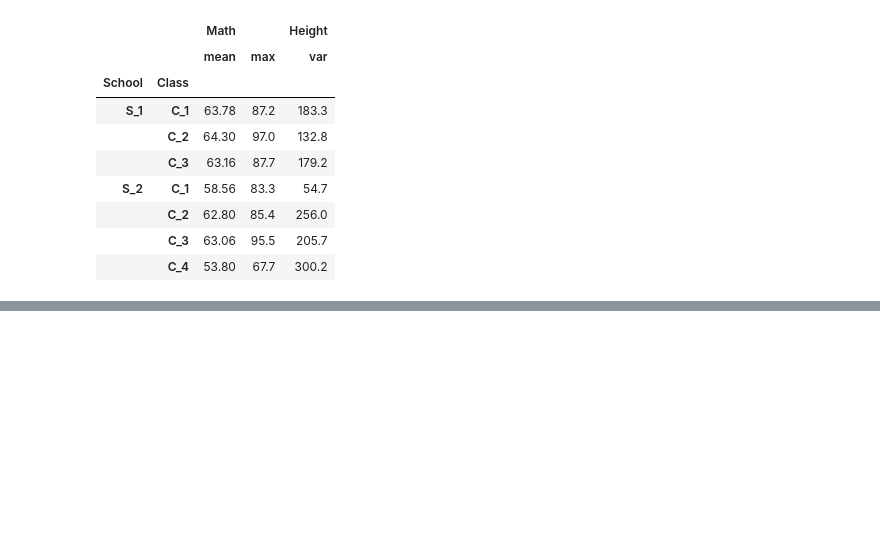
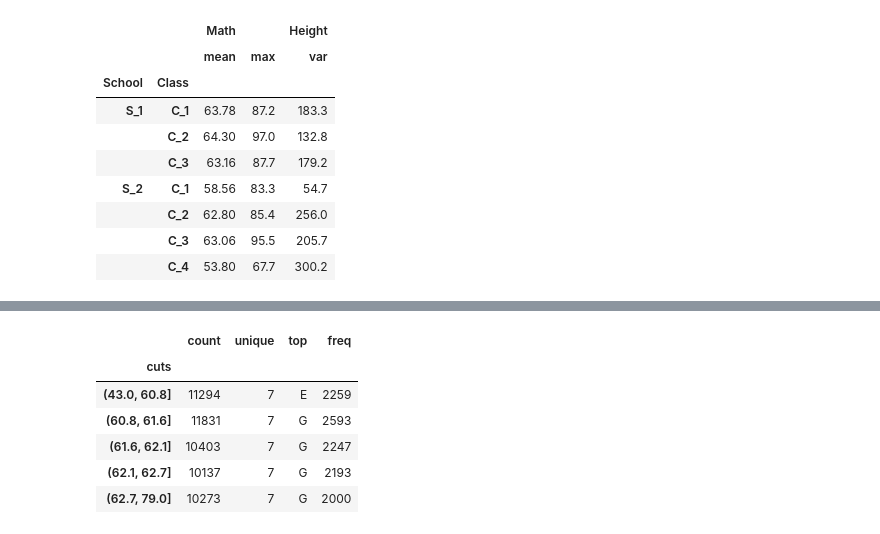
Before and after one commit to scxixixi/Pandas_Learning, a Jupyter notebook: Day3打卡.ipynb, the cells around one changed output, grey strips where cells are left out. Cells and saved outputs as stored; diff of their text form; code cells hidden in the pictures; blank space fills up the shorter version.

```diff
--- a/Day3打卡.ipynb
+++ b/Day3打卡.ipynb
@@ -330,0 +691,11 @@ grouped_mul.agg({'Math':['mean','max'],'Height':'var'})
+# %%
+color_result = df1.groupby('cuts')['color'].describe()
+color_result
+# %% [output]
+|  | count | unique | top | freq |
+| cuts |  |  |  |  |
+| (43.0, 60.8] | 11294 | 7 | E | 2259 |
+| (60.8, 61.6] | 11831 | 7 | G | 2593 |
+| (61.6, 62.1] | 10403 | 7 | G | 2247 |
+| (62.1, 62.7] | 10137 | 7 | G | 2193 |
+| (62.7, 79.0] | 10273 | 7 | G | 2000 |
```
Also changed, not shown: parts of 58 cells of this notebook.
